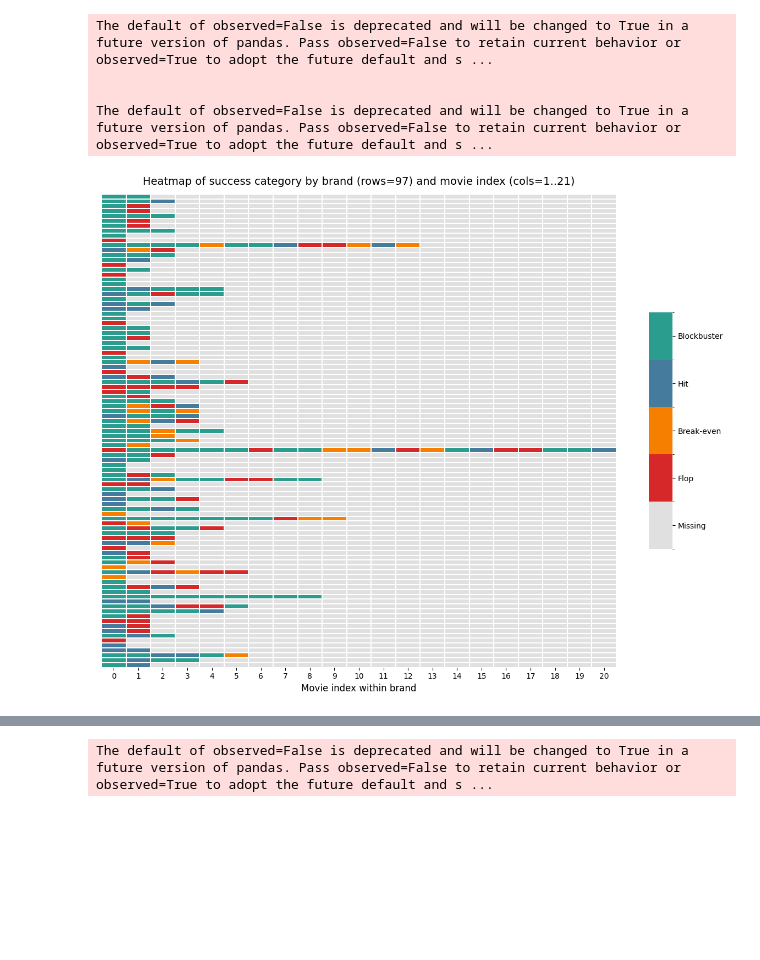
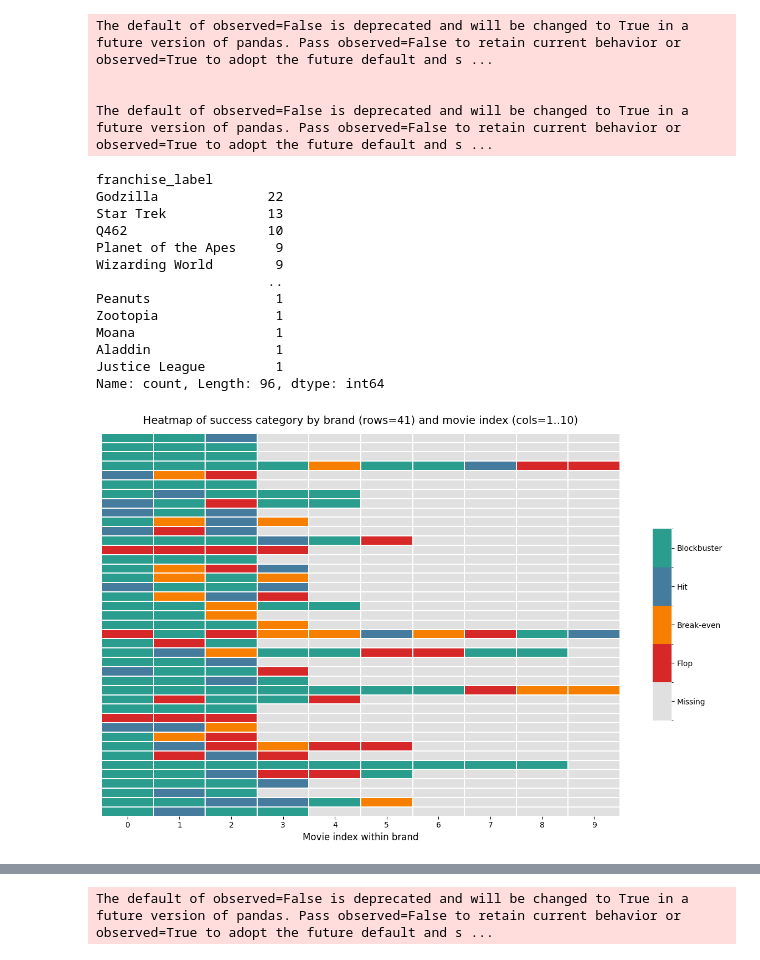
Before and after one commit to OrF8/Reel-Patterns, a Jupyter notebook: Curtain call, please/review_analysis.ipynb, the cells around one changed output, grey strips where cells are left out. Cells and saved outputs as stored; diff of their text form; code cells hidden in the pictures; blank space fills up the shorter version.

```diff
--- a/Curtain call, please/review_analysis.ipynb
+++ b/Curtain call, please/review_analysis.ipynb
@@ -7,9 +7,9 @@ rt_series_df = pd.read_csv("../data/rotten_tomatoes_movies_with_money_2.csv")
 rt_series_df = rt_series_df[rt_series_df.wd_film_qid.notna() & (rt_series_df.series_qid.notna() | rt_series_df.franchise_qid.notna())]
 
 
-rt_series_df['n_films_in_series'] = rt_series_df.groupby(['series_qid']).transform('size')
-rt_series_df['n_films_in_franchise'] = rt_series_df.groupby(['franchise_qid']).transform('size')
-rt_series_df = rt_series_df.query("n_films_in_series > 1 or n_films_in_franchise > 1")
+# rt_series_df['n_films_in_series'] = rt_series_df.groupby(['series_qid']).transform('size')
+# rt_series_df['n_films_in_franchise'] = rt_series_df.groupby(['franchise_qid']).transform('size')
+# rt_series_df = rt_series_df.query("n_films_in_series > 1 or n_films_in_franchise > 1")
 
 print(rt_series_df.shape)
 metadata_df = pd.read_csv("../data/clean_tmdb.csv")
@@ -50,10 +50,15 @@ rt_series_df = rt_series_df[rt_series_df.budget_value.notna() & rt_series_df.box
 
 rt_series_df = rt_series_df.rename(columns={'rotten_tomatoes_link' : 'rt_id', 'wd_film_qid': 'wd_id', 'wd_film_label' : 'title', 'bom_film_id' : 'bom_id'})
 rt_series_df = rt_series_df.rename(columns={'budget_value' : 'budget', 'box_office_value': 'revenue', 'wd_film_label' : 'title', 'bom_film_id' : 'bom_id'})
+rt_series_df = rt_series_df.query("budget > 0 & revenue > 0")
 
 rt_series_df = rt_series_df.sort_values(by='original_release_date')
 rt_series_df['index_in_series'] = rt_series_df.groupby(['series_qid']).cumcount()
 rt_series_df['index_in_franchise'] = rt_series_df.groupby(['franchise_qid']).cumcount()
+
+rt_series_df['n_films_in_series'] = rt_series_df.groupby(['series_qid']).transform('size')
+rt_series_df['n_films_in_franchise'] = rt_series_df.groupby(['franchise_qid']).transform('size')
+rt_series_df = rt_series_df.query("n_films_in_series > 1 or n_films_in_franchise > 1")
 
 def categorize_movie_success(df: pd.DataFrame) -> pd.DataFrame:
     """
@@ -362,6 +371,23 @@ The default of observed=False is deprecated and will be changed to True in a fut
 
 
 The default of observed=False is deprecated and will be changed to True in a future version of pandas. Pass observed=False to retain current behavior or observed=True to adopt the future default and s ...
+# %%
+rt_series_df.franchise_label.value_counts()
+# black_list = ["m/clone_wars"]
+# %% [output]
+franchise_label
+Godzilla              22
+Star Trek             13
+Q462                  10
+Planet of the Apes     9
+Wizarding World        9
+                      ..
+Peanuts                1
+Zootopia               1
+Moana                  1
+Aladdin                1
+Justice League         1
+Name: count, Length: 96, dtype: int64
 # %%
 import pandas as pd
 import numpy as np
@@ -377,7 +403,7 @@ cat_to_num = {"Flop":0, "Break-even":1, "Hit":2, "Blockbuster":3}
 num_to_cat = {v:k for k,v in cat_to_num.items()}
 
 # ----- build dense grid -----
-work_df = rt_series_df[rt_series_df[brand_col].notna()].copy()
+work_df = rt_series_df[rt_series_df[brand_col].notna() & (rt_series_df['n_films_in_franchise'] > 2) & (rt_series_df[index_in_brand_col] <= 10)].copy()
 # map to numeric *strings-safe* to avoid categorical bleed-through
 df2 = (work_df
        .assign(val=lambda d: d['success_category'].astype(str).map(cat_to_num).astype('float64'))
@@ -419,31 +445,31 @@ ax = sns.heatmap(
     cmap=cmap, norm=norm, cbar=True,
     linewidths=0.3, linecolor="white",
     square=False,
     cbar_kws={"shrink": 0.5, "aspect": 10},  # <-- shrink legend
 )
 
 # colorbar labels
 cbar = ax.collections[0].colorbar
 cbar.set_ticks([-1, 0, 1, 2, 3])
 cbar.set_ticklabels(["Missing", "Flop", "Break-even", "Hit", "Blockbuster"])
 
 # axes formatting
 ax.set_xlabel("Movie index within brand", fontsize=12)
 ax.set_ylabel("")              # hide brand ids (random strings)
 ax.set_yticks([])              # no brand labels
 # x ticks: show reasonable spacing if many columns
 if n_cols > 50:
     step = max(1, n_cols // 25)
     xticks = np.arange(1, n_cols + 1, step)
     ax.set_xticks(xticks - 0.5)
     ax.set_xticklabels(xticks)
 else:
     ax.set_xticks(np.arange(0.5, n_cols + 0.5))
     ax.set_xticklabels(all_cols)
 
 plt.title(f"Heatmap of success category by brand (rows={n_rows}) and movie index (cols=1..{n_cols})",
           fontsize=14, pad=12)
 plt.tight_layout()
 plt.show()
 # %% [output]
-[figure, old version]
+[figure, new version]
```
Also changed, not shown: parts of 9 cells of this notebook, 1 other file.
